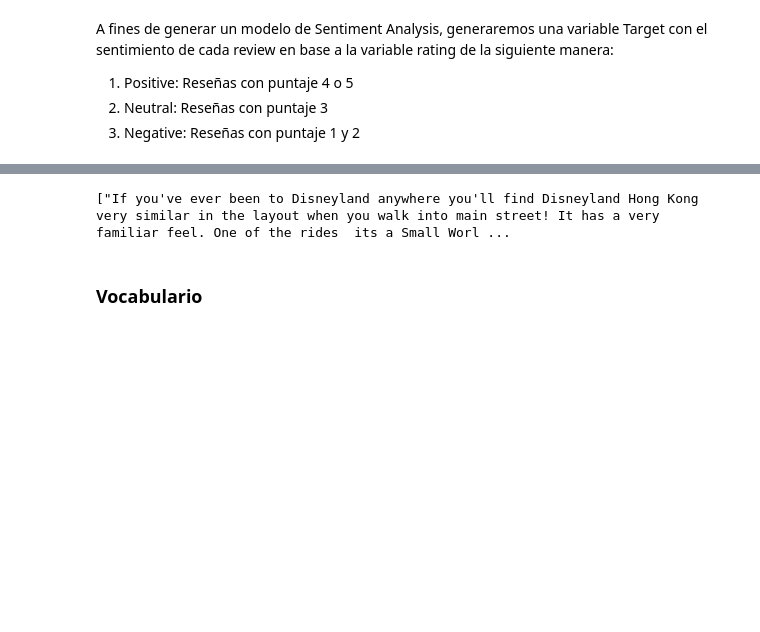
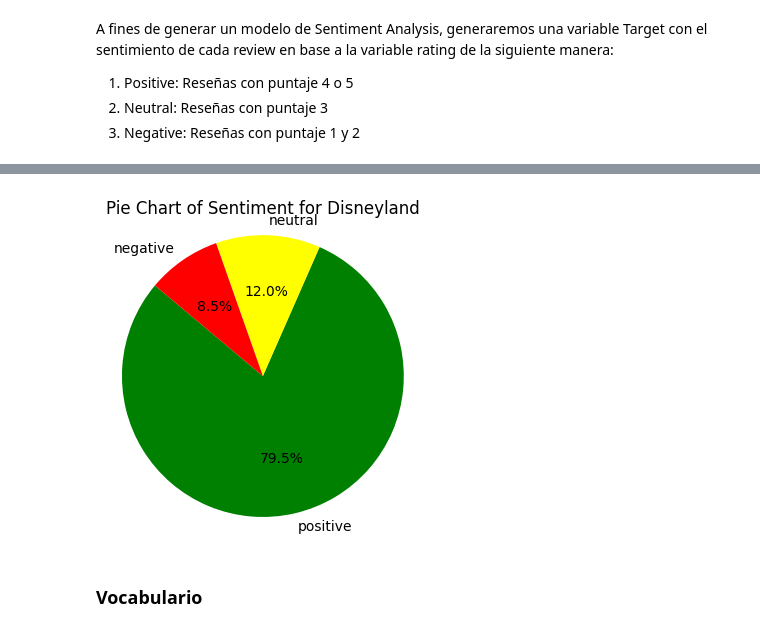
Before and after one commit to srosati/TP_NLP, a Jupyter notebook: main.ipynb, the cells around one changed output, grey strips where cells are left out. Cells and saved outputs as stored; diff of their text form; code cells hidden in the pictures; blank space fills up the shorter version.

Commit message:
charts. word cloud

```diff
--- a/main.ipynb
+++ b/main.ipynb
@@ -35,7 +57,19 @@ print(df.groupby(['target'])['target'].count())
-# %%
-corpus = df['Review_Text'].tolist()
-# %% [output]
-["If you've ever been to Disneyland anywhere you'll find Disneyland Hong Kong very similar in the layout when you walk into main street! It has a very familiar feel. One of the rides  its a Small Worl ...
+# %%
+import matplotlib.pyplot as plt
+
+
+target_counts = df['target'].value_counts()
+
+# Define los colores en un diccionario
+colors = {'positive': 'green', 'neutral': 'yellow', 'negative': 'red'}
+
+plt.figure(figsize=(4, 4))
+plt.pie(target_counts, labels=target_counts.index, colors=[colors[sentiment] for sentiment in target_counts.index], autopct='%1.1f%%', startangle=140)
+plt.axis('equal')  # Para asegurarte de que el gráfico sea un círculo
+plt.title('Pie Chart of Sentiment for Disneyland')
+plt.show()
+# %% [output]
+[figure, added]
 # %% [markdown]
 ### Vocabulario
 # %% [markdown]
```
Also changed, not shown: parts of 27 cells of this notebook.
